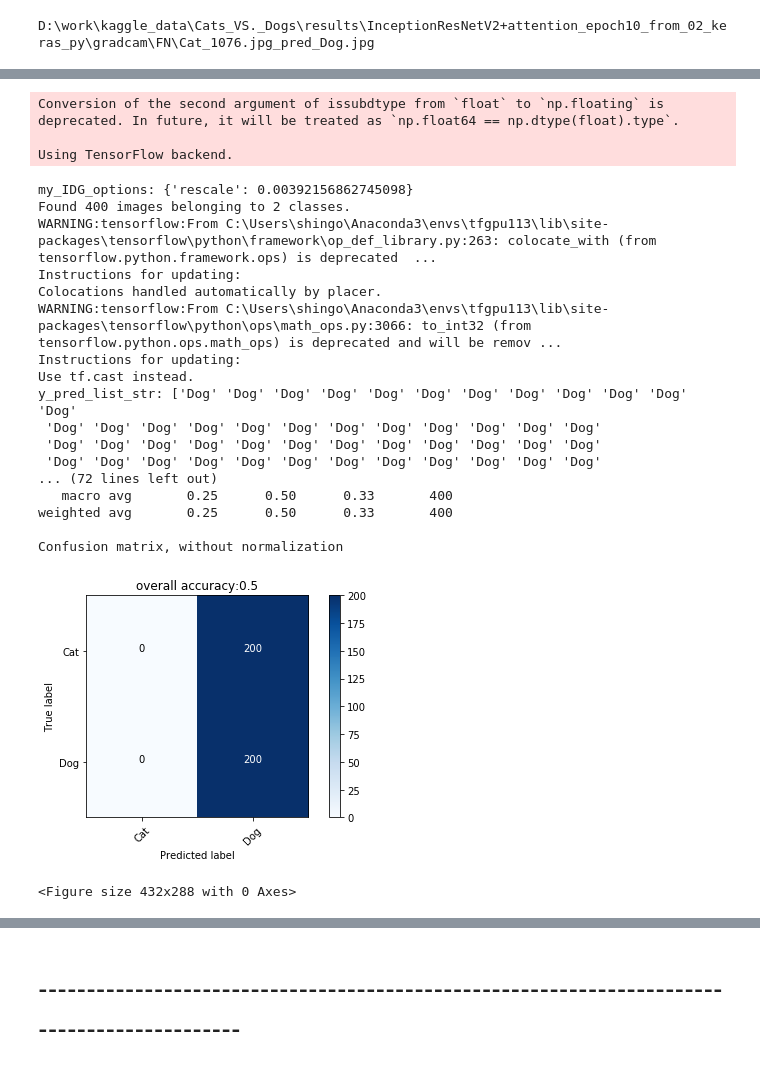
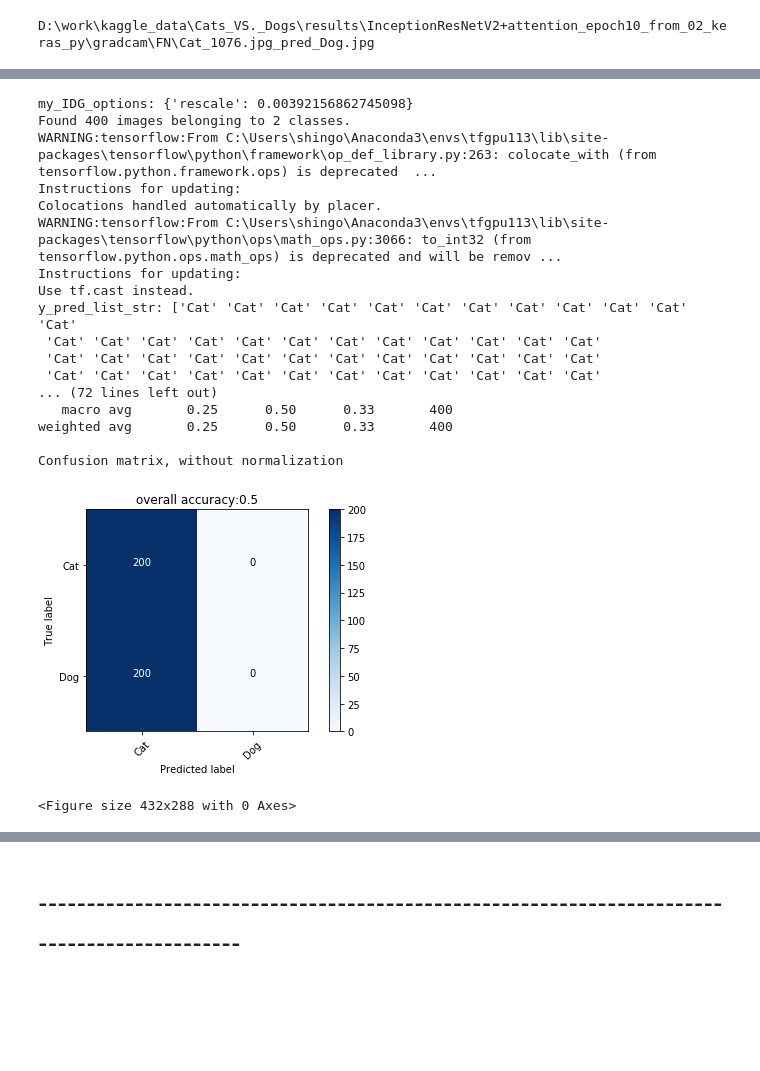
Before and after one commit to emmanuelol/02_keras_py, a Jupyter notebook: experiment/Cats_VS._Dogs_test.ipynb, the cells around one changed output, grey strips where cells are left out. Saved outputs shown, nothing was run; the diff lists cells and outputs as text; code cells hidden in the pictures; blank space fills up the shorter version.

```diff
--- a/experiment/Cats_VS._Dogs_test.ipynb
+++ b/experiment/Cats_VS._Dogs_test.ipynb
@@ -894,33 +941,30 @@ Elapsed Time : 20.13sec
 # %%
 import os, sys
 sys.path.append(r'C:\Users\shingo\jupyter_notebook\tfgpu_py36_work\02_keras_py')
-import tmp
+import base_class
 
-args = tmp.get_class_fine_tuning_parameter_base()
-tmp.pred_flow_from_directory(args)
+args = base_class.get_class_fine_tuning_parameter_base()
+base_class.pred_directory(args)
 # %% [output]
-Conversion of the second argument of issubdtype from `float` to `np.floating` is deprecated. In future, it will be treated as `np.float64 == np.dtype(float).type`.
+my_IDG_options: {'rescale': 0.00392156862745098}
+Found 400 images belonging to 2 classes.
+WARNING:tensorflow:From C:\Users\shingo\Anaconda3\envs\tfgpu113\lib\site-packages\tensorflow\python\framework\op_def_library.py:263: colocate_with (from tensorflow.python.framework.ops) is deprecated  ...
+Instructions for updating:
+Colocations handled automatically by placer.
+WARNING:tensorflow:From C:\Users\shingo\Anaconda3\envs\tfgpu113\lib\site-packages\tensorflow\python\ops\math_ops.py:3066: to_int32 (from tensorflow.python.ops.math_ops) is deprecated and will be remov ...
+Instructions for updating:
+Use tf.cast instead.
+y_pred_list_str: ['Cat' 'Cat' 'Cat' 'Cat' 'Cat' 'Cat' 'Cat' 'Cat' 'Cat' 'Cat' 'Cat' 'Cat'
+ 'Cat' 'Cat' 'Cat' 'Cat' 'Cat' 'Cat' 'Cat' 'Cat' 'Cat' 'Cat' 'Cat' 'Cat'
+ 'Cat' 'Cat' 'Cat' 'Cat' 'Cat' 'Cat' 'Cat' 'Cat' 'Cat' 'Cat' 'Cat' 'Cat'
+ 'Cat' 'Cat' 'Cat' 'Cat' 'Cat' 'Cat' 'Cat' 'Cat' 'Cat' 'Cat' 'Cat' 'Cat'
+... (72 lines left out)
+   macro avg       0.25      0.50      0.33       400
+weighted avg       0.25      0.50      0.33       400
 
-Using TensorFlow backend.
+Confusion matrix, without normalization
+[figure, new version]
-my_IDG_options: {'rescale': 0.00392156862745098}
-Found 400 images belonging to 2 classes.
-WARNING:tensorflow:From C:\Users\shingo\Anaconda3\envs\tfgpu113\lib\site-packages\tensorflow\python\framework\op_def_library.py:263: colocate_with (from tensorflow.python.framework.ops) is deprecated  ...
-Instructions for updating:
-Colocations handled automatically by placer.
-WARNING:tensorflow:From C:\Users\shingo\Anaconda3\envs\tfgpu113\lib\site-packages\tensorflow\python\ops\math_ops.py:3066: to_int32 (from tensorflow.python.ops.math_ops) is deprecated and will be remov ...
-Instructions for updating:
-Use tf.cast instead.
-y_pred_list_str: ['Dog' 'Dog' 'Dog' 'Dog' 'Dog' 'Dog' 'Dog' 'Dog' 'Dog' 'Dog' 'Dog' 'Dog'
- 'Dog' 'Dog' 'Dog' 'Dog' 'Dog' 'Dog' 'Dog' 'Dog' 'Dog' 'Dog' 'Dog' 'Dog'
- 'Dog' 'Dog' 'Dog' 'Dog' 'Dog' 'Dog' 'Dog' 'Dog' 'Dog' 'Dog' 'Dog' 'Dog'
- 'Dog' 'Dog' 'Dog' 'Dog' 'Dog' 'Dog' 'Dog' 'Dog' 'Dog' 'Dog' 'Dog' 'Dog'
-... (72 lines left out)
-   macro avg       0.25      0.50      0.33       400
-weighted avg       0.25      0.50      0.33       400
-
-Confusion matrix, without normalization
+<Figure size 432x288 with 0 Axes>
-[figure, old version]
-<Figure size 432x288 with 0 Axes>
 # %%
 import os, sys
 sys.path.append(r'C:\Users\shingo\jupyter_notebook\tfgpu_py36_work\02_keras_py')
```
Also changed, not shown: parts of 6 cells of this notebook, 5 other files.
